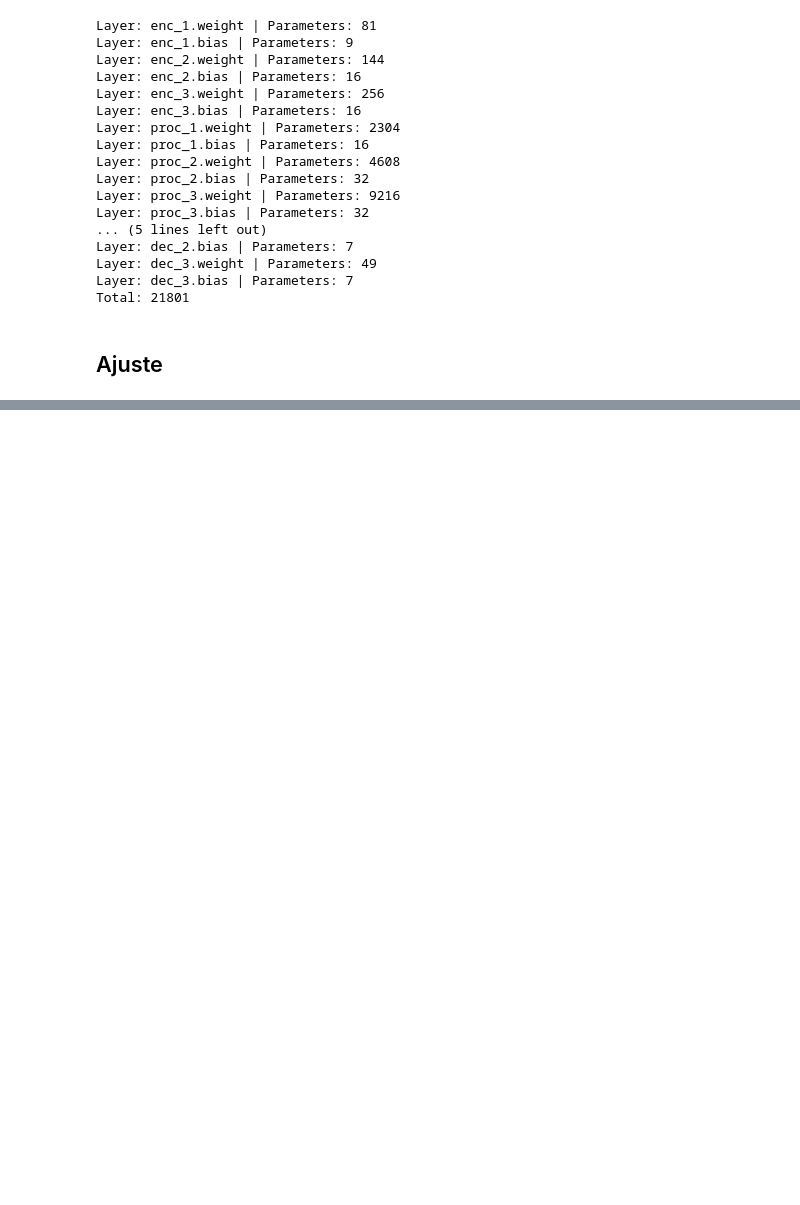
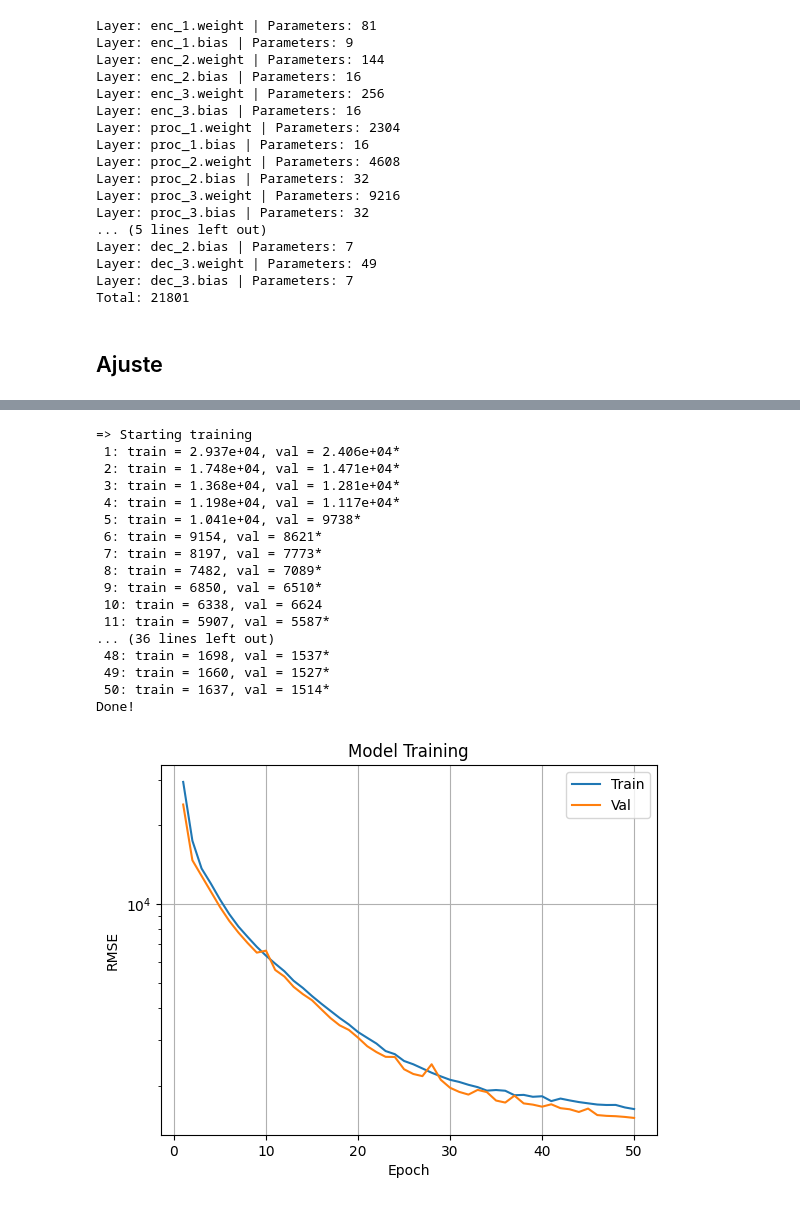
Before and after one commit to TiagoCAAmorim/SimModels, a Jupyter notebook: graph_nn/build_rnn.ipynb, the cells around one changed output, grey strips where cells are left out. Cells and saved outputs as stored; diff of their text form; code cells hidden in the pictures; blank space fills up the shorter version.

Commit message:
Reorganized train loop functions

```diff
--- a/graph_nn/build_rnn.ipynb
+++ b/graph_nn/build_rnn.ipynb
@@ -512,19 +246,0 @@ Each loop of training will:
-# %%
-learning_rate = 0.005 # If you set this too high, it might explode. If too low, it might not learn
-
-def train(category_tensor, line_tensor):
-    hidden = rnn.initHidden()
-
-    rnn.zero_grad()
-
-    for i in range(line_tensor.size()[0]):
-        output, hidden = rnn(line_tensor[i], hidden)
-
-    loss = criterion(output, category_tensor)
-    loss.backward()
-
-    # Add parameters' gradients to their values, multiplied by learning rate
-    for p in rnn.parameters():
-        p.data.add_(p.grad.data, alpha=-learning_rate)
-
-    return output, loss.item()
@@ -742,0 +307,52 @@ Exercises
+# %%
+model = Network(
+    input_size=9,
+    output_size=7,
+    latent_size=16,
+    max_size=32,
+    recurrences=2)
+loss_fn = nn.MSELoss()
+
+batch_size = 256
+dataloader_train = DataLoader(data_train, batch_size=batch_size, shuffle=True)
+dataloader_val = DataLoader(data_val, batch_size=len(data_val), shuffle=False)
+dataloader_test = DataLoader(data_test, batch_size=batch_size, shuffle=False)
+
+epochs = 500
+optimizer = torch.optim.RMSprop(model.parameters(), lr = 0.0001)  # ok
+# optimizer = torch.optim.SGD(model.parameters(), lr=0.0001)
+# optimizer = torch.optim.SGD(model.parameters(), lr=0.0001, momentum=0.5)
+# optimizer = torch.optim.Adam(model.parameters(), lr=0.0001)  # ok
+# optimizer = torch.optim.Adagrad(model.parameters(), lr=0.0001)
+# optimizer = torch.optim.Adadelta(model.parameters(), lr=0.0001)
+# optimizer = torch.optim.Adamax(model.parameters(), lr=0.0001)  # ok
+# optimizer = torch.optim.ASGD(model.parameters(), lr=0.0001)
+# optimizer = torch.optim.NAdam(model.parameters(), lr=0.0001)  # ok
+
+best_model, (train_loss, val_loss) = train(model, dataloader_train, dataloader_val, epochs, optimizer, loss_fn)
+
+plot_losses(train_loss, val_loss)
+
+test_loss = test_loop(dataloader_test, model, loss_fn)
+print(f'Test loss = {test_loss:0.4g} (last model)')
+test_loss = test_loop(dataloader_test, best_model, loss_fn)
+print(f'Test loss = {test_loss:0.4g} (best model)')
+# %% [output]
+=> Starting training
+ 1: train = 2.937e+04, val = 2.406e+04*
+ 2: train = 1.748e+04, val = 1.471e+04*
+ 3: train = 1.368e+04, val = 1.281e+04*
+ 4: train = 1.198e+04, val = 1.117e+04*
+ 5: train = 1.041e+04, val = 9738*
+ 6: train = 9154, val = 8621*
+ 7: train = 8197, val = 7773*
+ 8: train = 7482, val = 7089*
+ 9: train = 6850, val = 6510*
+ 10: train = 6338, val = 6624
+ 11: train = 5907, val = 5587*
+... (36 lines left out)
+ 48: train = 1698, val = 1537*
+ 49: train = 1660, val = 1527*
+ 50: train = 1637, val = 1514*
+Done!
+[figure, added]
```
Also changed, not shown: parts of 39 cells of this notebook.
